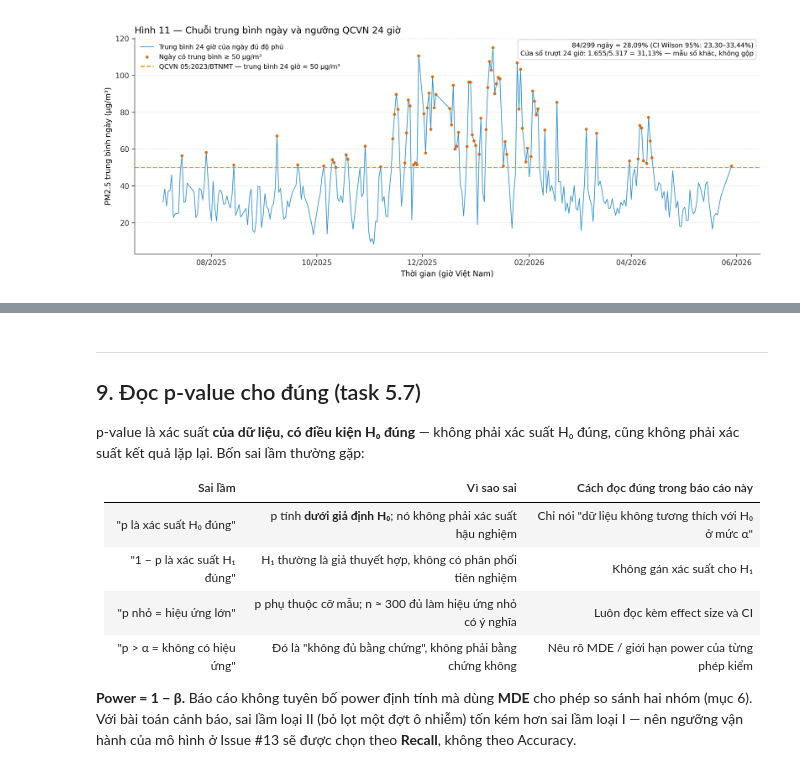
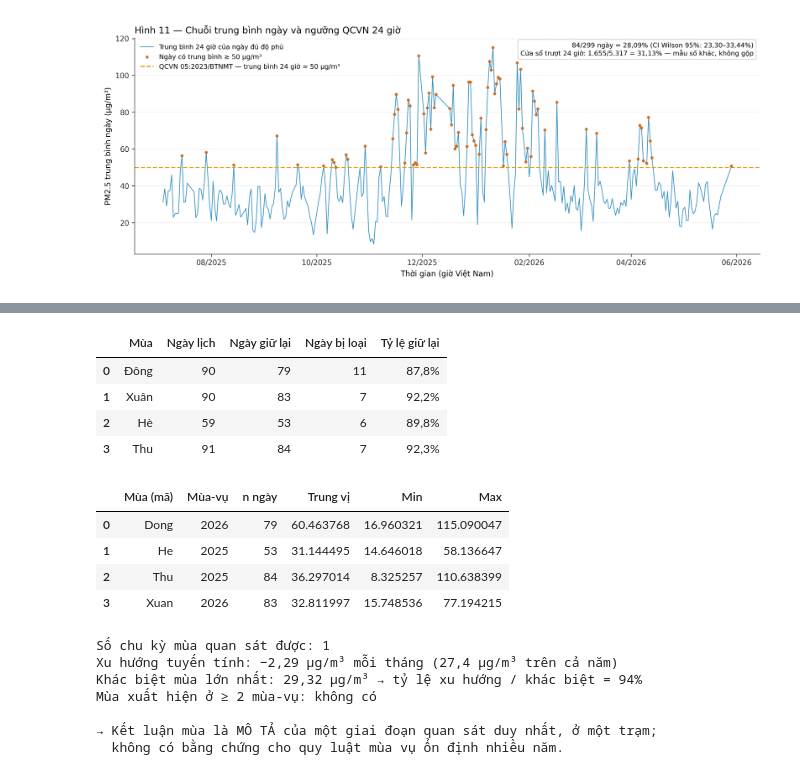
Before and after one commit to doctor-cato/air-pollution-analysis, a Jupyter notebook: notebooks/05_statistical_inference.ipynb, the cells around one changed output, grey strips where cells are left out. Cells and saved outputs as stored; diff of their text form; code cells hidden in the pictures.

```diff
--- a/notebooks/05_statistical_inference.ipynb
+++ b/notebooks/05_statistical_inference.ipynb
@@ -819,22 +944,49 @@ thử này **đổi chiều** so với mức ngày, kết luận đúng phải l
-# %% [markdown]
----
-
-## 9. Đọc p-value cho đúng (task 5.7)
-
-p-value là xác suất **của dữ liệu, có điều kiện H₀ đúng** — không phải xác suất H₀
-đúng, cũng không phải xác suất kết quả lặp lại. Bốn sai lầm thường gặp:
-
-| Sai lầm | Vì sao sai | Cách đọc đúng trong báo cáo này |
-|---|---|---|
-| "p là xác suất H₀ đúng" | p tính **dưới giả định H₀**; nó không phải xác suất hậu nghiệm | Chỉ nói "dữ liệu không tương thích với H₀ ở mức α" |
-| "1 − p là xác suất H₁ đúng" | H₁ thường là giả thuyết hợp, không có phân phối tiên nghiệm | Không gán xác suất cho H₁ |
-| "p nhỏ = hiệu ứng lớn" | p phụ thuộc cỡ mẫu; n ≈ 300 đủ làm hiệu ứng nhỏ có ý nghĩa | Luôn đọc kèm effect size và CI |
-| "p > α = không có hiệu ứng" | Đó là "không đủ bằng chứng", không phải bằng chứng không | Nêu rõ MDE / giới hạn power của từng phép kiểm |
-
-**Power = 1 − β.** Báo cáo không tuyên bố power định tính mà dùng **MDE** cho phép
-so sánh hai nhóm (mục 6). Với bài toán cảnh báo, sai lầm loại II (bỏ lọt một đợt ô
-nhiễm) tốn kém hơn sai lầm loại I — nên ngưỡng vận hành của mô hình ở Issue #13 sẽ
-được chọn theo **Recall**, không theo Accuracy.
+# %%
+gen = generalization
+cov_rows = []
+for season_key in SEASON_DISPLAY_ORDER:
+    cov = gen["coverage"][season_key]
+    cov_rows.append({
+        "Mùa": SEASON_LABELS_VI[season_key],
+        "Ngày lịch": format_int_vi(cov["calendar_days"]),
+        "Ngày giữ lại": format_int_vi(cov["kept_days"]),
+        "Ngày bị loại": format_int_vi(cov["dropped_days"]),
+        "Tỷ lệ giữ lại": pct(cov["kept_share"], 1),
+    })
+display(pd.DataFrame(cov_rows))
+
+breakdown = gen["season_year_breakdown"]
+display(breakdown.rename(columns={
+    "season": "Mùa (mã)", "season_year": "Mùa-vụ", "size": "n ngày",
+    "median": "Trung vị", "min": "Min", "max": "Max",
+}))
+
+print(f"Số chu kỳ mùa quan sát được: {gen['n_seasonal_cycles']}")
+print(f"Xu hướng tuyến tính: {format_number_vi(gen['trend_per_month'])} µg/m³ mỗi tháng "
+      f"({format_number_vi(abs(gen['trend_over_period']), 1)} µg/m³ trên cả năm)")
+print(f"Khác biệt mùa lớn nhất: {format_number_vi(gen['max_season_contrast'], 2)} µg/m³ "
+      f"→ tỷ lệ xu hướng / khác biệt = {format_number_vi(gen['trend_to_contrast_ratio'] * 100, 0)}%")
+print(f"Mùa xuất hiện ở ≥ 2 mùa-vụ: {gen['seasons_with_multiple_years'] or 'không có'}")
+print("\n→ Kết luận mùa là MÔ TẢ của một giai đoạn quan sát duy nhất, ở một trạm;")
+print("  không có bằng chứng cho quy luật mùa vụ ổn định nhiều năm.")
+# %% [output]
+|  | Mùa | Ngày lịch | Ngày giữ lại | Ngày bị loại | Tỷ lệ giữ lại |
+| 0 | Đông | 90 | 79 | 11 | 87,8% |
+| 1 | Xuân | 90 | 83 | 7 | 92,2% |
+| 2 | Hè | 59 | 53 | 6 | 89,8% |
+| 3 | Thu | 91 | 84 | 7 | 92,3% |
+|  | Mùa (mã) | Mùa-vụ | n ngày | Trung vị | Min | Max |
+| 0 | Dong | 2026 | 79 | 60.463768 | 16.960321 | 115.090047 |
+| 1 | He | 2025 | 53 | 31.144495 | 14.646018 | 58.136647 |
+| 2 | Thu | 2025 | 84 | 36.297014 | 8.325257 | 110.638399 |
+| 3 | Xuan | 2026 | 83 | 32.811997 | 15.748536 | 77.194215 |
+Số chu kỳ mùa quan sát được: 1
+Xu hướng tuyến tính: −2,29 µg/m³ mỗi tháng (27,4 µg/m³ trên cả năm)
+Khác biệt mùa lớn nhất: 29,32 µg/m³ → tỷ lệ xu hướng / khác biệt = 94%
+Mùa xuất hiện ở ≥ 2 mùa-vụ: không có
+
+→ Kết luận mùa là MÔ TẢ của một giai đoạn quan sát duy nhất, ở một trạm;
+  không có bằng chứng cho quy luật mùa vụ ổn định nhiều năm.
 # %% [markdown]
 ---
 
```
Also changed, not shown: parts of 38 cells of this notebook, 6 other files.
